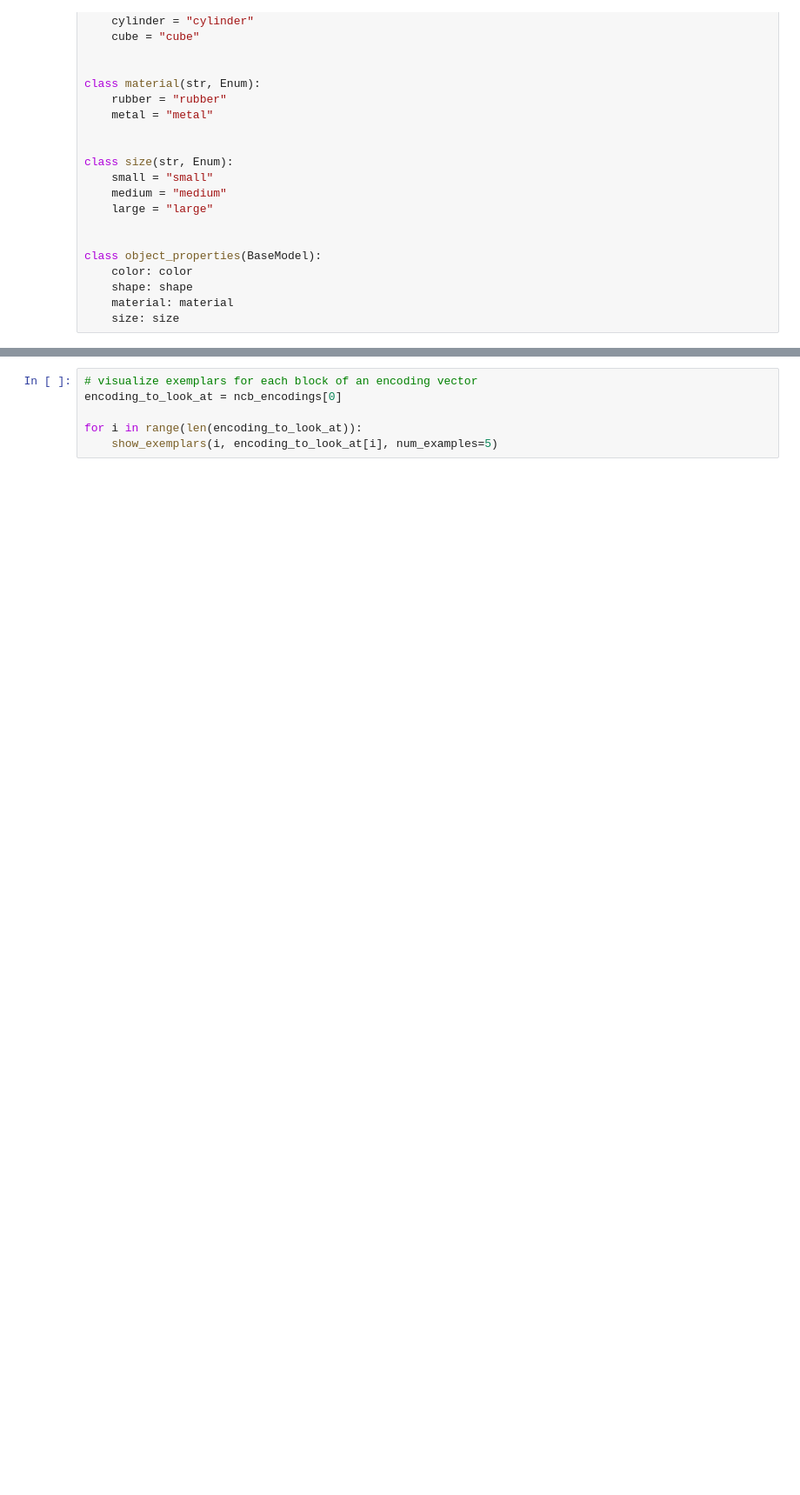
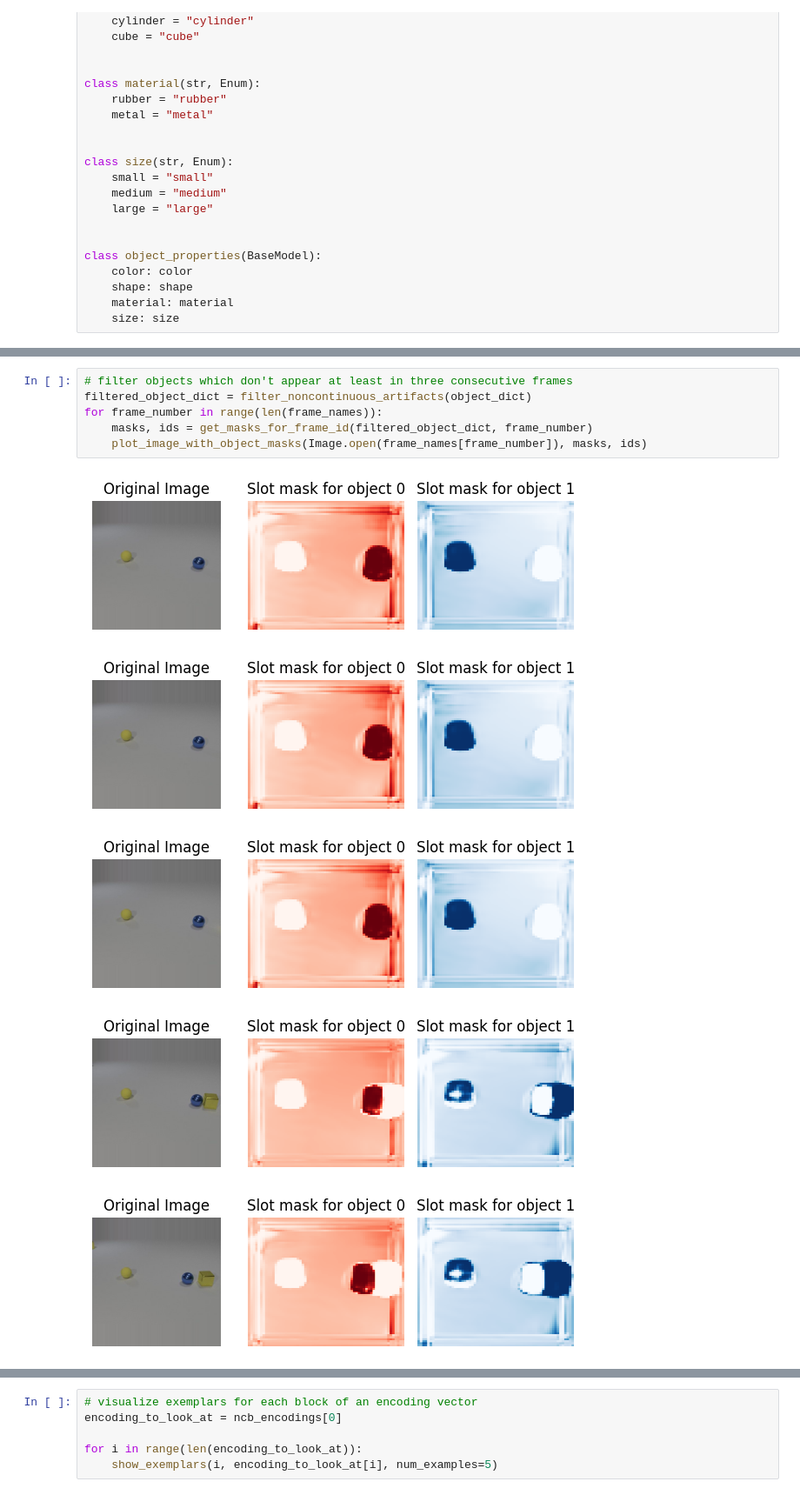
Before and after one commit to erik-gattung/NeuralConceptBinder, a Jupyter notebook: prototype_retrieval.ipynb, the cells around one changed output, grey strips where cells are left out. Shown at 87% size. Drawn from its saved outputs; the diff is of its cells as text; blank space fills up the shorter version.

```diff
--- a/prototype_retrieval.ipynb
+++ b/prototype_retrieval.ipynb
@@ -520,0 +896,12 @@ ncb_encodings = np.array([enc.squeeze(0)[best_indices[i]] for i, enc in enumerat
+# %%
+# filter objects which don't appear at least in three consecutive frames
+filtered_object_dict = filter_noncontinuous_artifacts(object_dict)
+for frame_number in range(len(frame_names)):
+    masks, ids = get_masks_for_frame_id(filtered_object_dict, frame_number)
+    plot_image_with_object_masks(Image.open(frame_names[frame_number]), masks, ids)
+# %% [output]
+[figure, added]
+[figure, added]
+[figure, added]
+[figure, added]
+[figure, added]
```
Also changed, not shown: parts of 12 cells of this notebook, 1 other file.
